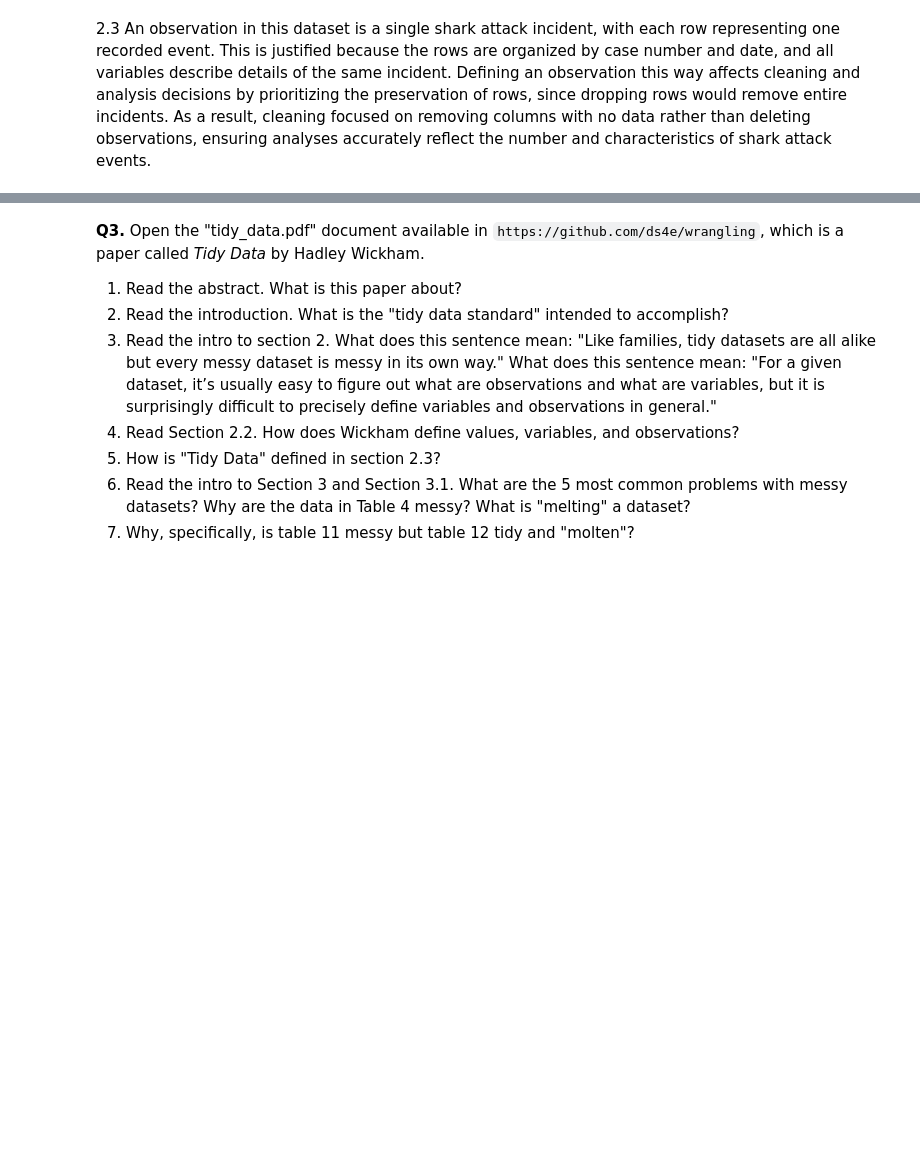
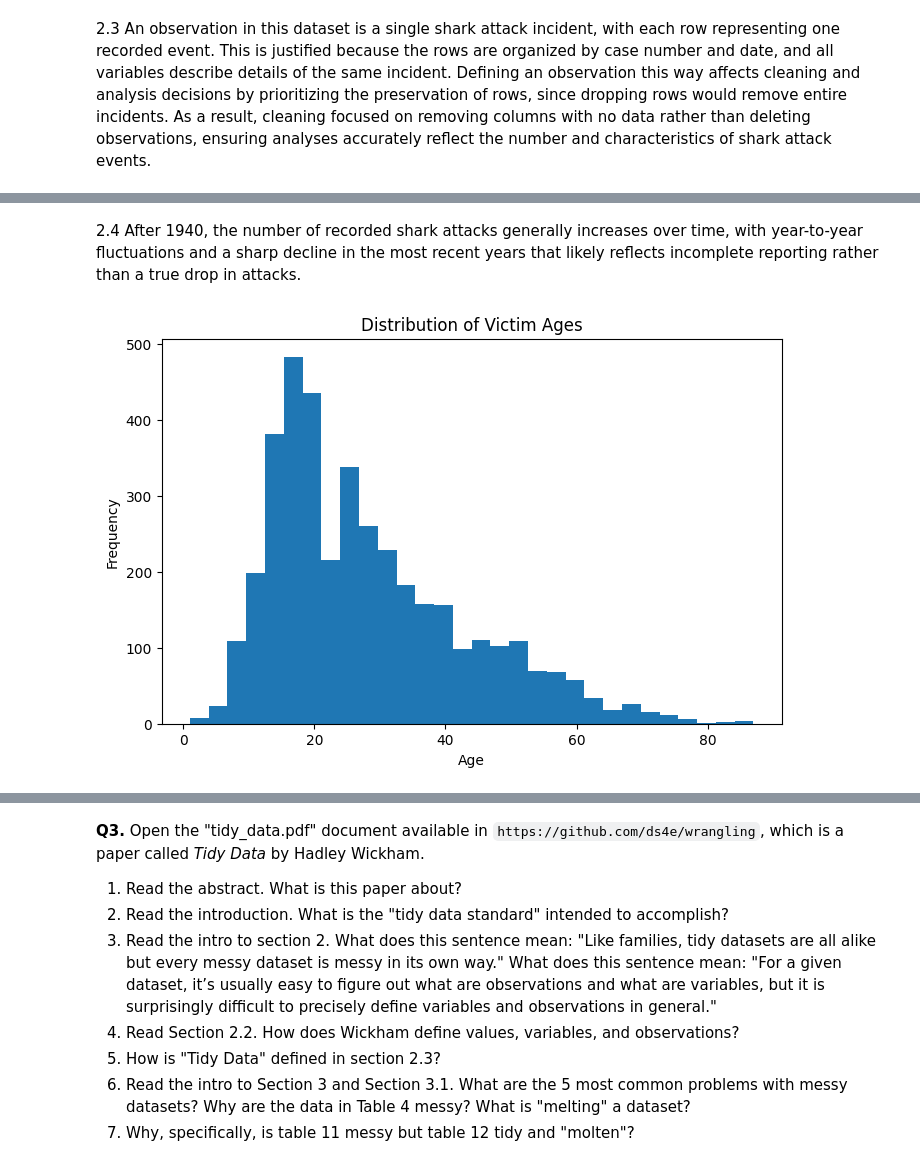
Before and after one commit to richarddo3/undergrad_ml_assignments, a Jupyter notebook: 01_assignment_wrangling_and_eda.ipynb, the cells around one changed output, grey strips where cells are left out. Saved outputs shown, nothing was run; the diff lists cells and outputs as text; code cells hidden in the pictures; blank space fills up the shorter version.

```diff
--- a/01_assignment_wrangling_and_eda.ipynb
+++ b/01_assignment_wrangling_and_eda.ipynb
@@ -257,0 +247,18 @@ dtype: int64
+# %% [markdown]
+2.4 After 1940, the number of recorded shark attacks generally increases over time, with year-to-year fluctuations and a sharp decline in the most recent years that likely reflects incomplete reporting rather than a true drop in attacks.
+# %%
+# Clean Age variable
+shark_clean["Age_clean"] = pd.to_numeric(shark_clean["Age"], errors="coerce")
+
+# Drop missing ages
+age_clean = shark_clean.dropna(subset=["Age_clean"])
+
+# Histogram
+plt.figure(figsize=(8,5))
+plt.hist(age_clean["Age_clean"], bins=30)
+plt.xlabel("Age")
+plt.ylabel("Frequency")
+plt.title("Distribution of Victim Ages")
+plt.show()
+# %% [output]
+[figure, added]
```
Also changed, not shown: parts of 28 cells of this notebook.
